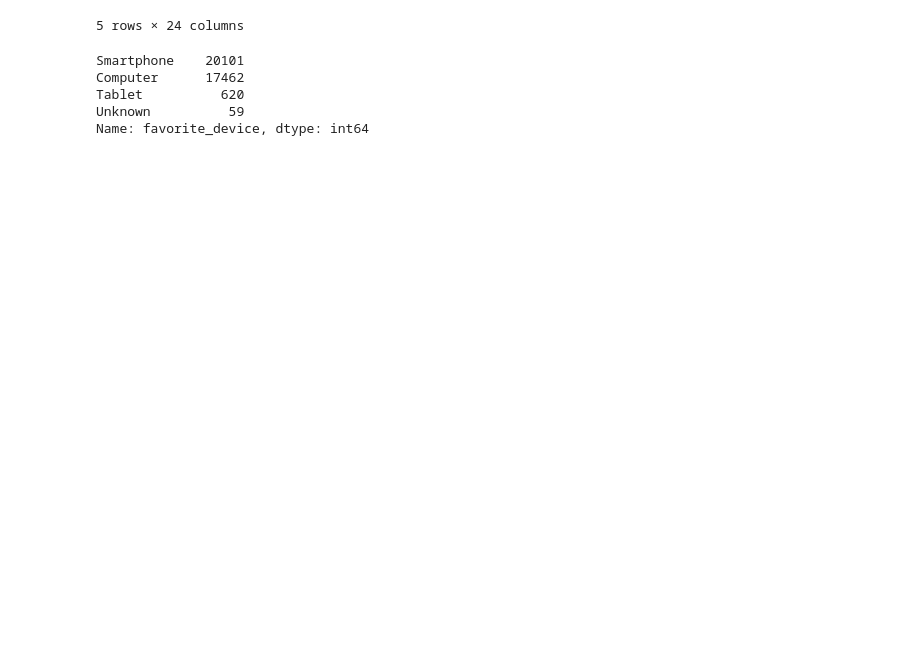
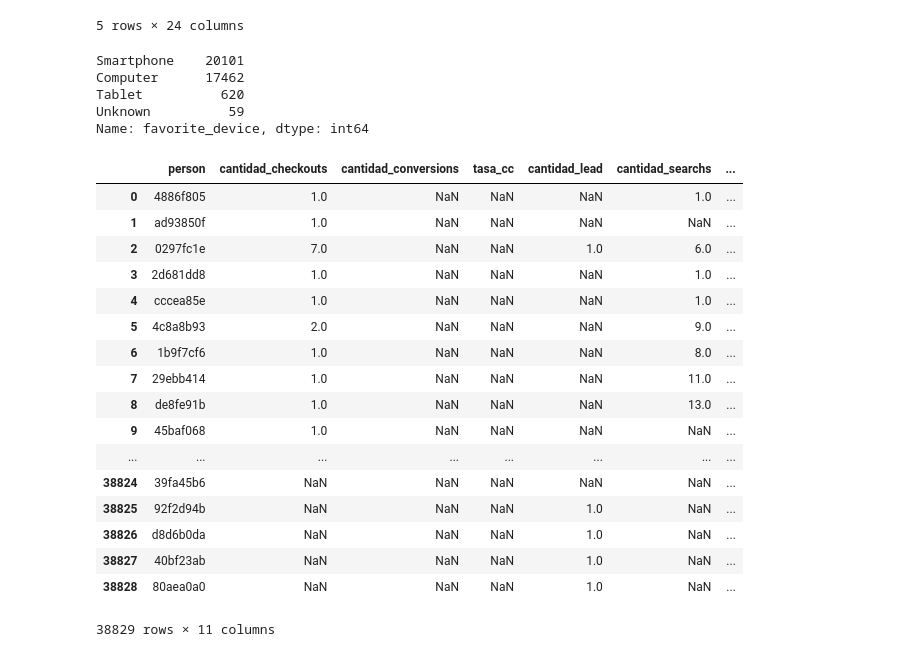
Before and after one commit to gabyrobles93/7506-TP2-MachineLearning, a Jupyter notebook: notebooks/features_gonza2.ipynb, the cells around one changed output. Drawn from its saved outputs; the diff is of its cells as text; code cells hidden in the pictures; blank space fills up the shorter version.

```diff
--- a/notebooks/features_gonza2.ipynb
+++ b/notebooks/features_gonza2.ipynb
@@ -71,7 +71,48 @@ grouped_conversions = conversions.groupby(['person']).agg({'cantidad':'count'})
 grouped_conversions.columns = ['cantidad_conversions']
 # %%
 persons = pd.merge(persons, grouped_conversions, how='left', on='person')
+# %%
+persons['tasa_cc'] = persons['cantidad_conversions'] / persons['cantidad_checkouts']
+# %%
+cantidad_lead = events.loc[events['event']  == 'lead']
+grouped_lead = cantidad_lead.groupby(['person']).agg({'cantidad':'count'})
+grouped_lead.columns = ['cantidad_lead']
+persons = pd.merge(persons,grouped_lead, how='left', on='person')
+# %%
+cantidad_searchs = events.loc[events['event'] == 'searched products']
+grouped_searchs = cantidad_searchs.groupby(['person']).agg({'cantidad':'count'})
+grouped_searchs.columns = ['cantidad_searchs']
+persons = pd.merge(persons, grouped_searchs, how='left', on='person')
+# %%
+events['month'] = pd.to_datetime(events['timestamp']).dt.month
+grouped_month = events.groupby(['person','month']).agg({'cantidad':'sum'})
+grouped_month.sort_values(by='cantidad', ascending=False, inplace=True)
+grouped_month = grouped_month.reset_index().drop_duplicates(keep='first', subset='person')
+grouped_month.drop(columns='cantidad', inplace=True)
+grouped_month.columns = ['person', 'month_moda']
+persons = pd.merge(persons, grouped_month, how='left', on='person')
 # %%
 persons = pd.get_dummies(persons, columns=['favorite_device'])
 persons.set_index('person')
 persons.to_csv('../features/features_gonza2.csv')
+# %%
+persons
+# %% [output]
+|  | person | cantidad_checkouts | cantidad_conversions | tasa_cc | cantidad_lead | cantidad_searchs | ... |
+| 0 | 4886f805 | 1.0 | NaN | NaN | NaN | 1.0 | ... |
+| 1 | ad93850f | 1.0 | NaN | NaN | NaN | NaN | ... |
+| 2 | 0297fc1e | 7.0 | NaN | NaN | 1.0 | 6.0 | ... |
+| 3 | 2d681dd8 | 1.0 | NaN | NaN | NaN | 1.0 | ... |
+| 4 | cccea85e | 1.0 | NaN | NaN | NaN | 1.0 | ... |
+| 5 | 4c8a8b93 | 2.0 | NaN | NaN | NaN | 9.0 | ... |
+| 6 | 1b9f7cf6 | 1.0 | NaN | NaN | NaN | 8.0 | ... |
+| 7 | 29ebb414 | 1.0 | NaN | NaN | NaN | 11.0 | ... |
+| 8 | de8fe91b | 1.0 | NaN | NaN | NaN | 13.0 | ... |
+| 9 | 45baf068 | 1.0 | NaN | NaN | NaN | NaN | ... |
+| ... | ... | ... | ... | ... | ... | ... | ... |
+| 38824 | 39fa45b6 | NaN | NaN | NaN | NaN | NaN | ... |
+| 38825 | 92f2d94b | NaN | NaN | NaN | 1.0 | NaN | ... |
+| 38826 | d8d6b0da | NaN | NaN | NaN | 1.0 | NaN | ... |
+| 38827 | 40bf23ab | NaN | NaN | NaN | 1.0 | NaN | ... |
+| 38828 | 80aea0a0 | NaN | NaN | NaN | 1.0 | NaN | ... |
+38829 rows × 11 columns
```
Also changed, not shown: 4 other files.
